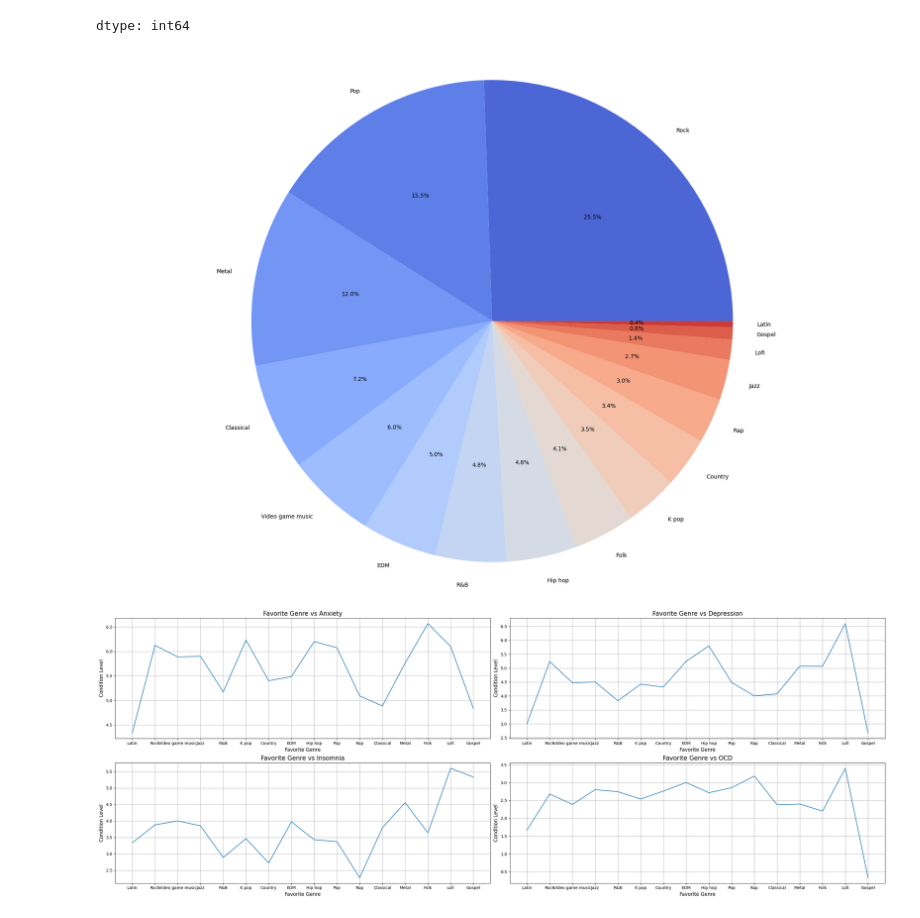
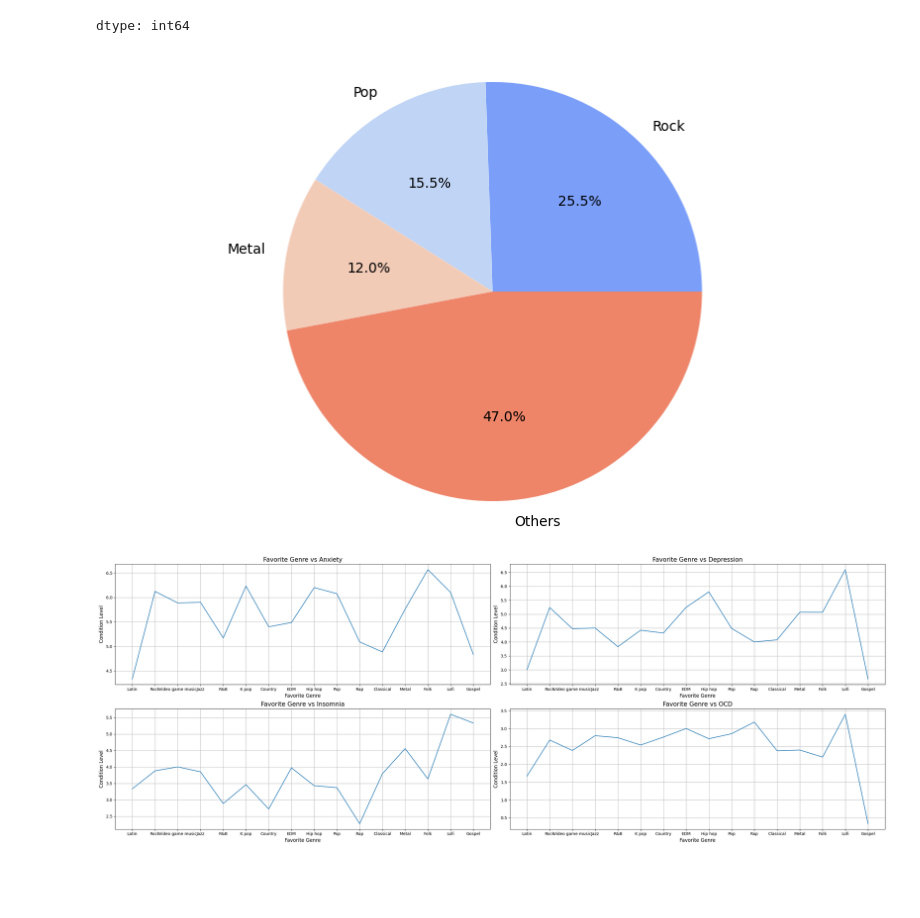
Before and after one commit to jniceshly/rm-mental-health-music, a Jupyter notebook: preprocessing.ipynb, the cells around one changed output. Saved outputs shown, nothing was run; the diff lists cells and outputs as text; code cells hidden in the pictures; blank space fills up the shorter version.

```diff
--- a/preprocessing.ipynb
+++ b/preprocessing.ipynb
@@ -95,19 +95,25 @@ df.isna().sum()
 | Music effects | 8 |
 dtype: int64
 # %%
-# import seaborn as sns
+import seaborn as sns
 
-labels = df['Fav genre'].value_counts().index
-sizes = df['Fav genre'].value_counts().values
+genre_counts = df['Fav genre'].value_counts()
+
+threshold = 0.1 * len(df)  # 10%
+other_genres = genre_counts[genre_counts < threshold]
+others = other_genres.sum()
+
+labels = genre_counts[genre_counts >= threshold].index.tolist() + ['Others']
+sizes = genre_counts[genre_counts >= threshold].values.tolist() + [others]
+
 palette = sns.color_palette("coolwarm", len(sizes))
-plt.figure(figsize=(25, 17))
 
+plt.figure(figsize=(10,6))
 plt.pie(sizes, labels=labels, colors=palette, autopct='%1.1f%%')
-
 plt.axis('equal')
 plt.show()
 # %% [output]
-[figure, old version]
+[figure, new version]
 # %%
 fig, axes = plt.subplots(2, 2, figsize=(27, 10))
 
```
Also changed, not shown: parts of 3 cells of this notebook.
